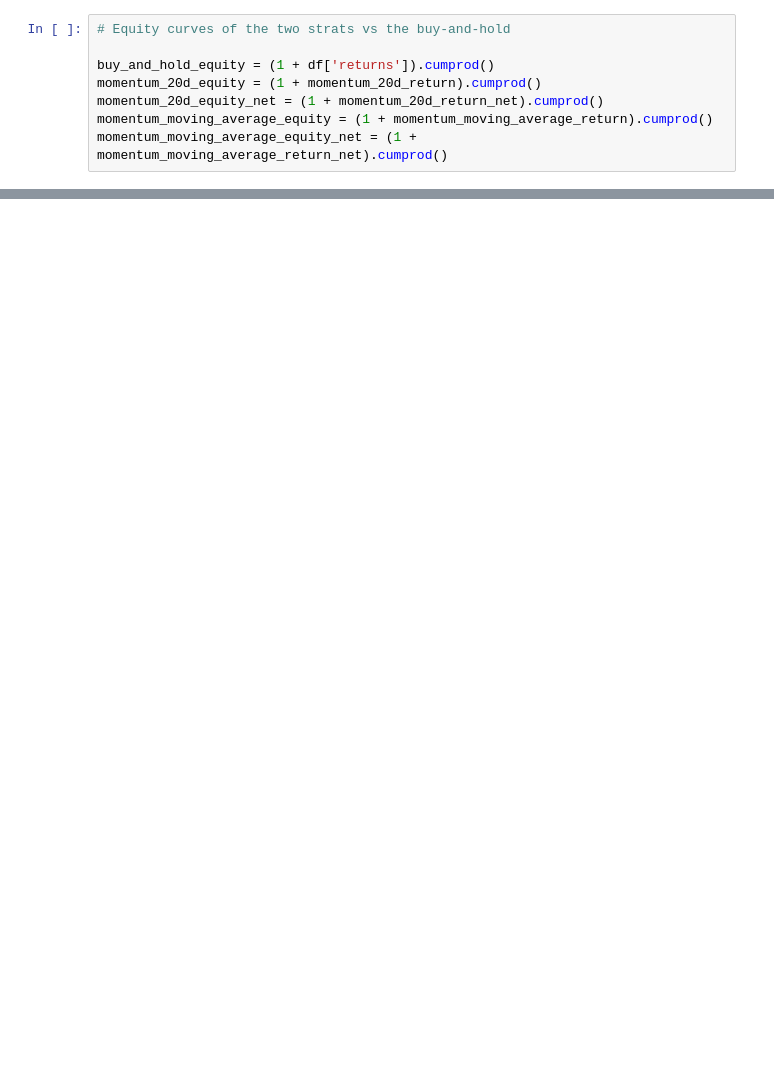
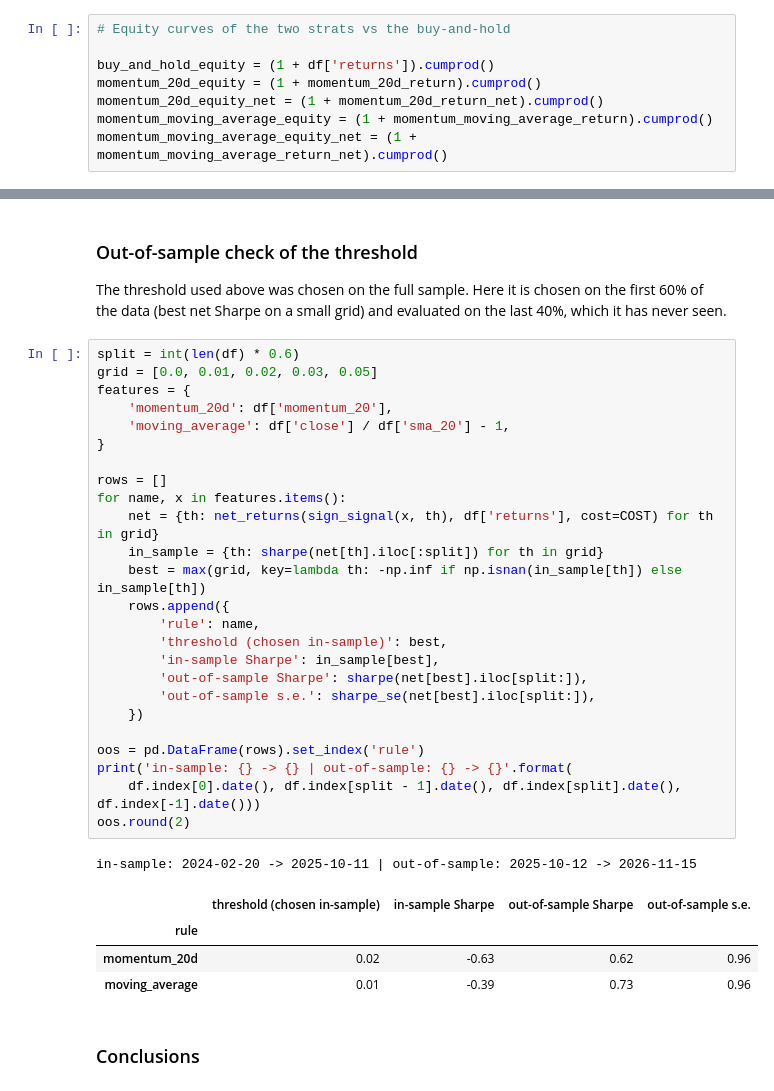
Before and after one commit to GioDiSalvo/quant-lab, a Jupyter notebook: notebooks/04_first_strategy.ipynb, the cells around one changed output, grey strips where cells are left out. Drawn from its saved outputs; the diff is of its cells as text; blank space fills up the shorter version.

```diff
--- a/notebooks/04_first_strategy.ipynb
+++ b/notebooks/04_first_strategy.ipynb
@@ -150,0 +231,37 @@ performance_summary(df)
+# %% [markdown]
+### Out-of-sample check of the threshold
+
+The threshold used above was chosen on the full sample. Here it is chosen on the first 60% of the data (best net Sharpe on a small grid) and evaluated on the last 40%, which it has never seen.
+# %%
+split = int(len(df) * 0.6)
+grid = [0.0, 0.01, 0.02, 0.03, 0.05]
+features = {
+    'momentum_20d': df['momentum_20'],
+    'moving_average': df['close'] / df['sma_20'] - 1,
+}
+
+rows = []
+for name, x in features.items():
+    net = {th: net_returns(sign_signal(x, th), df['returns'], cost=COST) for th in grid}
+    in_sample = {th: sharpe(net[th].iloc[:split]) for th in grid}
+    best = max(grid, key=lambda th: -np.inf if np.isnan(in_sample[th]) else in_sample[th])
+    rows.append({
+        'rule': name,
+        'threshold (chosen in-sample)': best,
+        'in-sample Sharpe': in_sample[best],
+        'out-of-sample Sharpe': sharpe(net[best].iloc[split:]),
+        'out-of-sample s.e.': sharpe_se(net[best].iloc[split:]),
+    })
+
+oos = pd.DataFrame(rows).set_index('rule')
+print('in-sample: {} -> {} | out-of-sample: {} -> {}'.format(
+    df.index[0].date(), df.index[split - 1].date(), df.index[split].date(), df.index[-1].date()))
+oos.round(2)
+# %% [output]
+in-sample: 2024-02-20 -> 2025-10-11 | out-of-sample: 2025-10-12 -> 2026-11-15
+|  | threshold (chosen in-sample) | in-sample Sharpe | out-of-sample Sharpe | out-of-sample s.e. |
+| rule |  |  |  |  |
+| momentum_20d | 0.02 | -0.63 | 0.62 | 0.96 |
+| moving_average | 0.01 | -0.39 | 0.73 | 0.96 |
+# %% [markdown]
+### Conclusions
```
Also changed, not shown: parts of 17 cells of this notebook, 13 other files.
